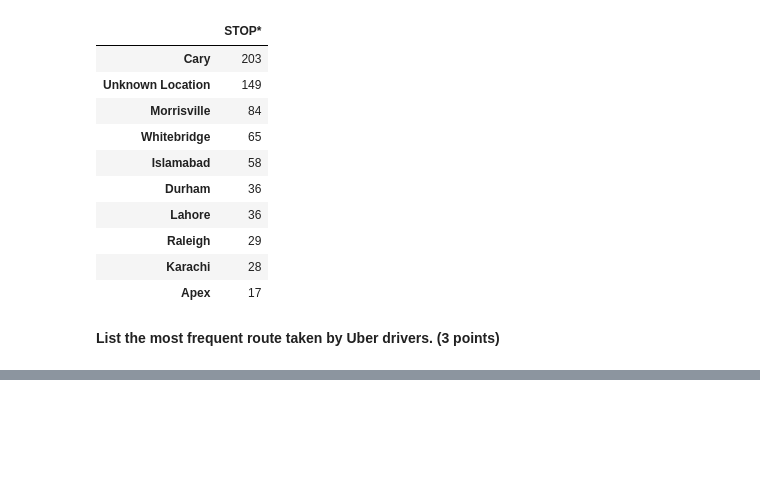
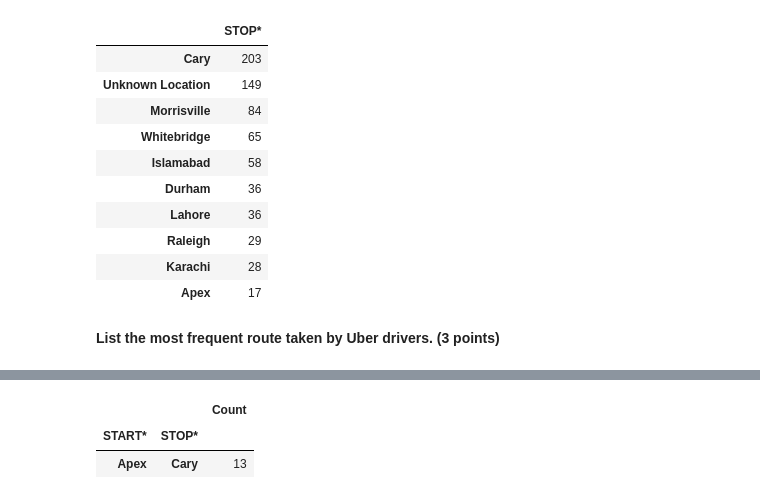
Before and after one commit to Hugox96/Uber_An-lise, a Jupyter notebook: Uber.ipynb, the cells around one changed output, grey strips where cells are left out. Cells and saved outputs as stored; diff of their text form; code cells hidden in the pictures; blank space fills up the shorter version.

```diff
--- a/Uber.ipynb
+++ b/Uber.ipynb
@@ -246,7 +246,6 @@ dropping_point
 # %% [markdown]
 **List the most frequent route taken by Uber drivers. (3 points)**
 # %%
-route_uber = uber_data.dropna()
+route_uber = uber_data
 route_uber = pd.DataFrame(uber_data.groupby(["START*","STOP*"]).size()).head(10).sort_values(0,ascending=False)
-route_uber.rename(columns={0:"Count"})
-# route_uber.sort_values(by=0,ascending=False)
+route_uber.rename(columns={0:"Count"}, inplace=True)
@@ -265,0 +252,6 @@ route_uber.rename(columns={0:"Count"})
+# %%
+route_uber.loc[route_uber["Count"] == max(route_uber["Count"])]
+# %% [output]
+|  |  | Count |
+| START* | STOP* |  |
+| Apex | Cary | 13 |
```
Also changed, not shown: parts of 1 cell of this notebook.
